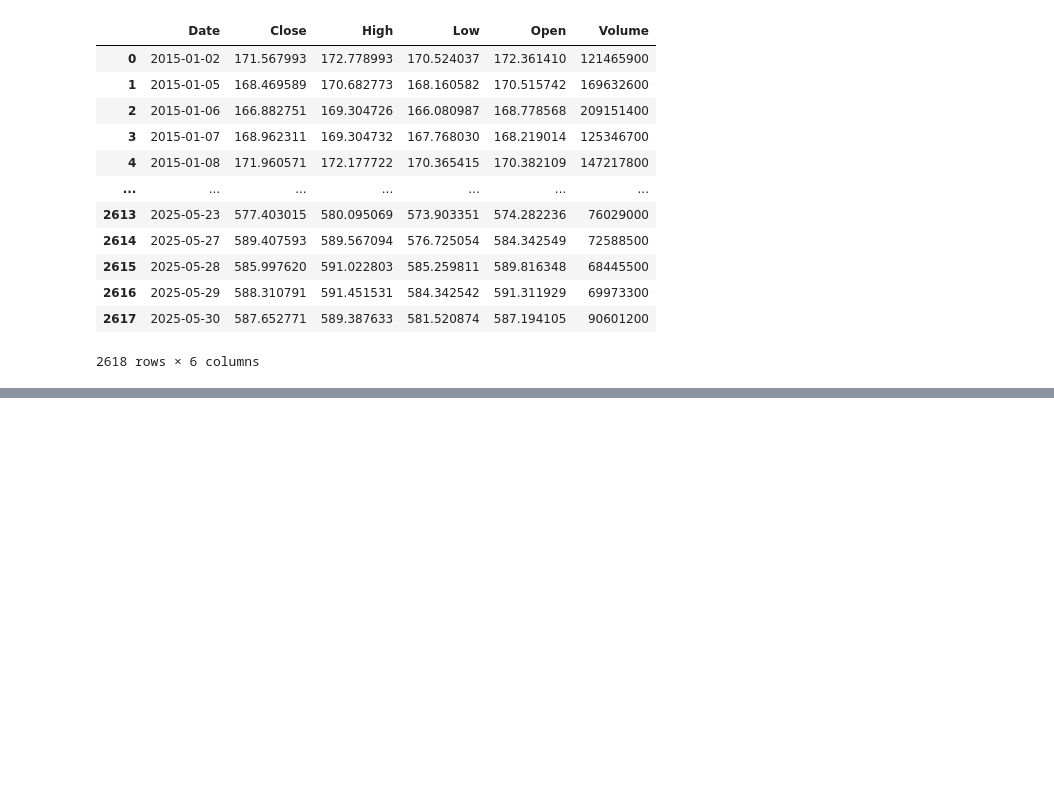
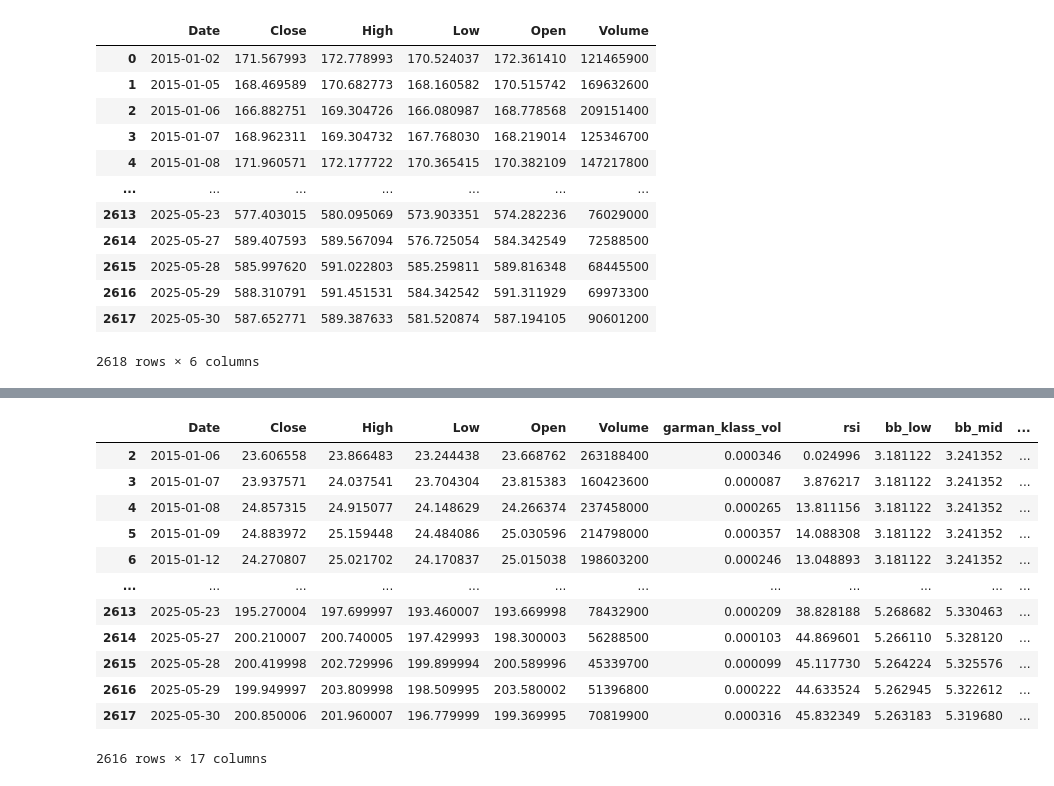
Before and after one commit to GeordieJones/financePython, a Jupyter notebook: backTesting_practice/apple_predictor.ipynb, the cells around one changed output, grey strips where cells are left out. Cells and saved outputs as stored; diff of their text form; code cells hidden in the pictures; blank space fills up the shorter version.

```diff
--- a/backTesting_practice/apple_predictor.ipynb
+++ b/backTesting_practice/apple_predictor.ipynb
@@ -152,0 +162,17 @@ data
+# %%
+data = data.fillna(method='bfill')
+data
+# %% [output]
+|  | Date | Close | High | Low | Open | Volume | garman_klass_vol | rsi | bb_low | bb_mid | ... |
+| 2 | 2015-01-06 | 23.606558 | 23.866483 | 23.244438 | 23.668762 | 263188400 | 0.000346 | 0.024996 | 3.181122 | 3.241352 | ... |
+| 3 | 2015-01-07 | 23.937571 | 24.037541 | 23.704304 | 23.815383 | 160423600 | 0.000087 | 3.876217 | 3.181122 | 3.241352 | ... |
+| 4 | 2015-01-08 | 24.857315 | 24.915077 | 24.148629 | 24.266374 | 237458000 | 0.000265 | 13.811156 | 3.181122 | 3.241352 | ... |
+| 5 | 2015-01-09 | 24.883972 | 25.159448 | 24.484086 | 25.030596 | 214798000 | 0.000357 | 14.088308 | 3.181122 | 3.241352 | ... |
+| 6 | 2015-01-12 | 24.270807 | 25.021702 | 24.170837 | 25.015038 | 198603200 | 0.000246 | 13.048893 | 3.181122 | 3.241352 | ... |
+| ... | ... | ... | ... | ... | ... | ... | ... | ... | ... | ... | ... |
+| 2613 | 2025-05-23 | 195.270004 | 197.699997 | 193.460007 | 193.669998 | 78432900 | 0.000209 | 38.828188 | 5.268682 | 5.330463 | ... |
+| 2614 | 2025-05-27 | 200.210007 | 200.740005 | 197.429993 | 198.300003 | 56288500 | 0.000103 | 44.869601 | 5.266110 | 5.328120 | ... |
+| 2615 | 2025-05-28 | 200.419998 | 202.729996 | 199.899994 | 200.589996 | 45339700 | 0.000099 | 45.117730 | 5.264224 | 5.325576 | ... |
+| 2616 | 2025-05-29 | 199.949997 | 203.809998 | 198.509995 | 203.580002 | 51396800 | 0.000222 | 44.633524 | 5.262945 | 5.322612 | ... |
+| 2617 | 2025-05-30 | 200.850006 | 201.960007 | 196.779999 | 199.369995 | 70819900 | 0.000316 | 45.832349 | 5.263183 | 5.319680 | ... |
+2616 rows × 17 columns
```
Also changed, not shown: parts of 5 cells of this notebook.
